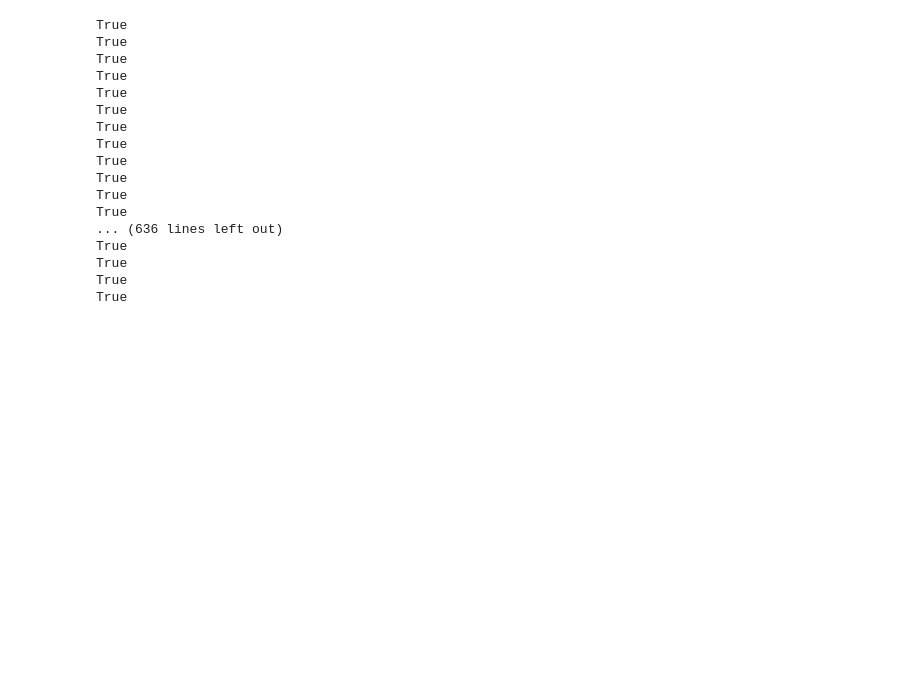
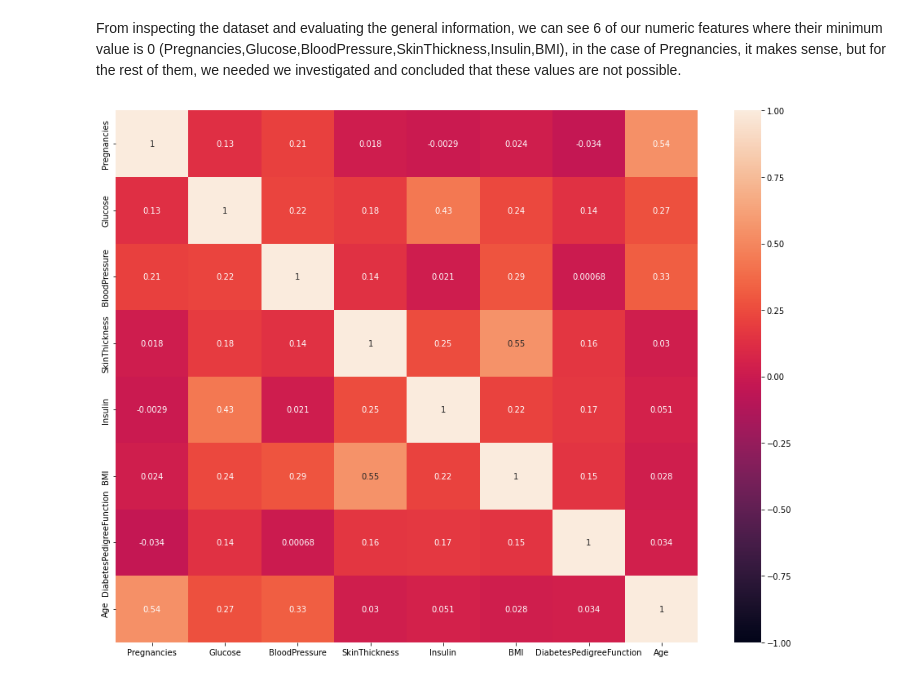
Before and after one commit to agusmelo/Decision-Tree-Project, a Jupyter notebook: src/explore.ipynb, the cells around one changed output. Saved outputs shown, nothing was run; the diff lists cells and outputs as text; code cells hidden in the pictures; blank space fills up the shorter version.

```diff
--- a/src/explore.ipynb
+++ b/src/explore.ipynb
@@ -50,7 +56,9 @@ df.describe()
+# %% [markdown]
+From inspecting the dataset and evaluating the general information, we can see 6 of our numeric features where their minimum value is 0 (Pregnancies,Glucose,BloodPressure,SkinThickness,Insulin,BMI), in the case of Pregnancies, it makes sense, but for the rest of them, we needed we investigated and concluded that these values are not possible.
 # %%
+#Converting the 0 values of the numerical features we investigated, to the average of the column that shared the same outcome value.
 def replaceZeros(x,col_name,average_positive_outcome,average_negative_outcome):
     if(x[col_name] == 0):
-        print(x[col_name] == 0)
         if(x["Outcome"] == 0):
             return average_negative_outcome
         elif(x["Outcome"] == 1):
@@ -63,21 +71,10 @@ df["BloodPressure"] = df.apply(lambda x: replaceZeros(x,"BloodPressure",df[df["O
 df["SkinThickness"] = df.apply(lambda x: replaceZeros(x,"SkinThickness",df[df["Outcome"] == 1]["SkinThickness"].mean(),df[df["Outcome"] == 0]["SkinThickness"].mean()),axis=1)
 df["Insulin"] = df.apply(lambda x: replaceZeros(x,"Insulin",df[df["Outcome"] == 1]["Insulin"].mean(),df[df["Outcome"] == 0]["Insulin"].mean()),axis=1)
 df["BMI"] = df.apply(lambda x: replaceZeros(x,"BMI",df[df["Outcome"] == 1]["BMI"].mean(),df[df["Outcome"] == 0]["BMI"].mean()),axis=1)
-# %% [output]
-True
-True
-True
-True
-True
-True
-True
-True
-True
-True
-True
-True
-... (636 lines left out)
-True
-True
-True
-True
+# %%
+# Correlation between independet features
+plt.figure(figsize=(16, 12))
+sns.heatmap(df.drop(columns=["Outcome"],axis=1).corr(), annot=True,vmin=-1,vmax=1)
+plt.show()
+# %% [output]
+[figure, added]
```
Also changed, not shown: parts of 27 cells of this notebook, 1 other file.
